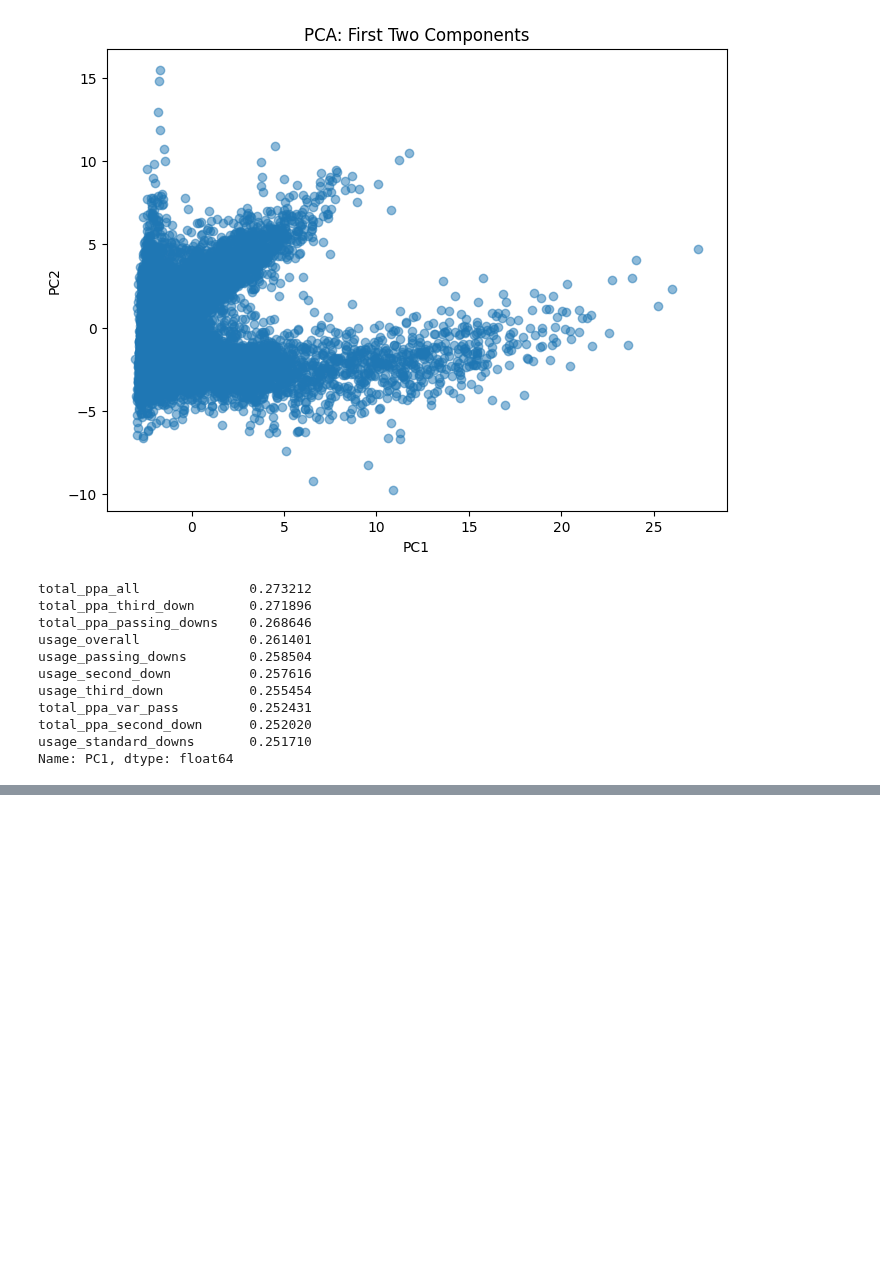
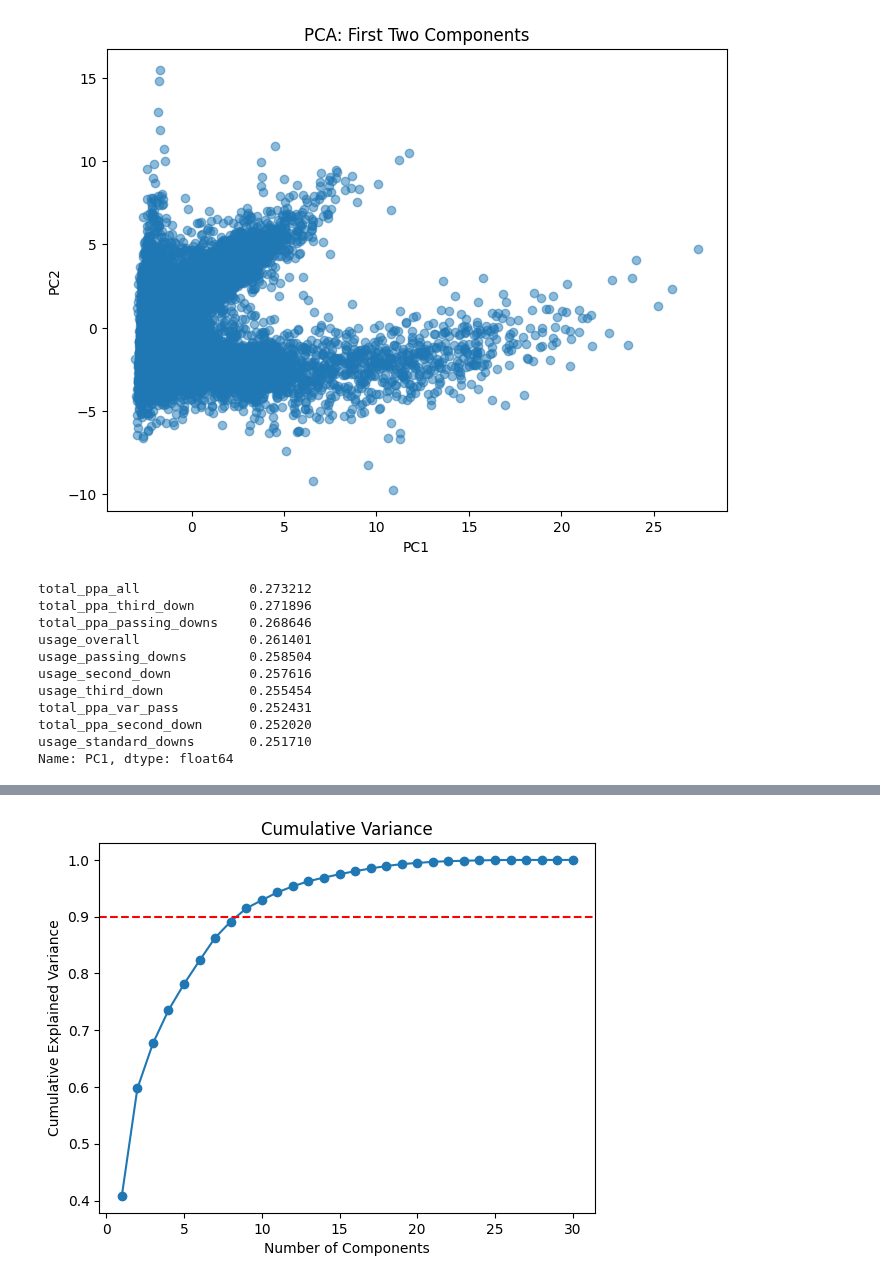
Before and after one commit to SU-IST707-SP26/group-project-big-brains-and-nathan, a Jupyter notebook: data/Principal_Component_Analysis.ipynb, the cells around one changed output, grey strips where cells are left out. Saved outputs shown, nothing was run; the diff lists cells and outputs as text; code cells hidden in the pictures; blank space fills up the shorter version.

```diff
--- a/data/Principal_Component_Analysis.ipynb
+++ b/data/Principal_Component_Analysis.ipynb
@@ -235,0 +269,9 @@ Name: PC1, dtype: float64
+# %%
+plt.plot(range(1, len(cumulative)+1), cumulative, marker='o')
+plt.axhline(0.90, color='r', linestyle='--', label='90% threshold')
+plt.xlabel('Number of Components')
+plt.ylabel('Cumulative Explained Variance')
+plt.title('Cumulative Variance')
+plt.show()
+# %% [output]
+[figure, added]
```
Also changed, not shown: parts of 12 cells of this notebook.
